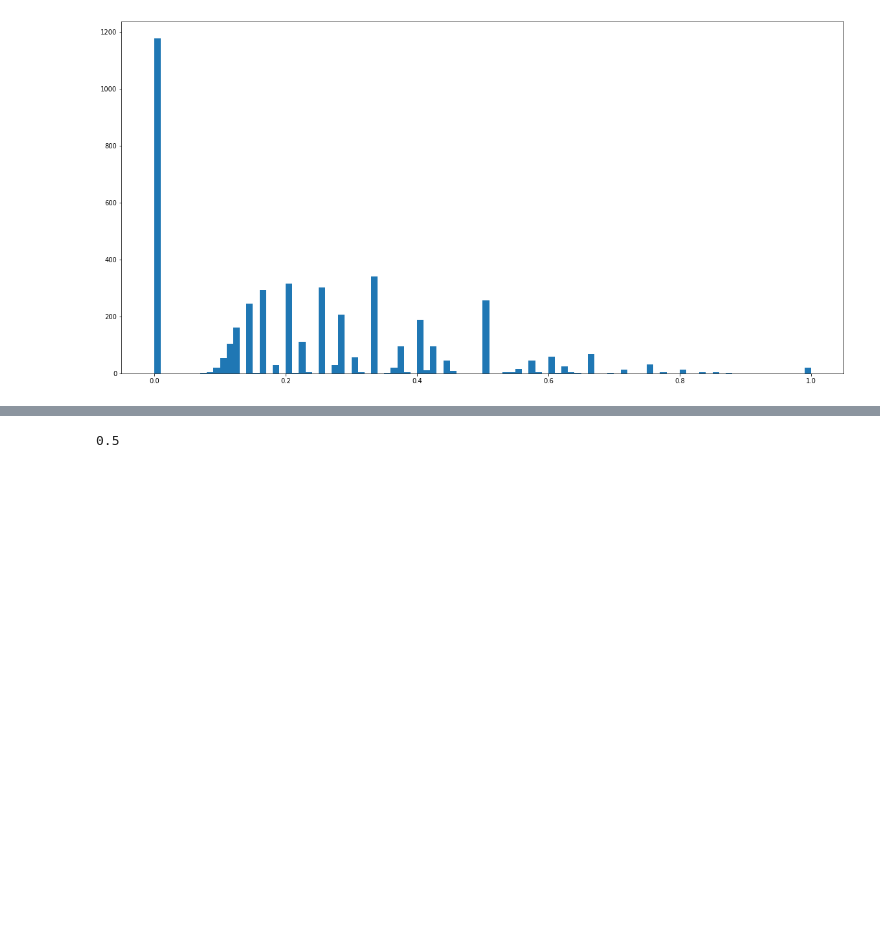
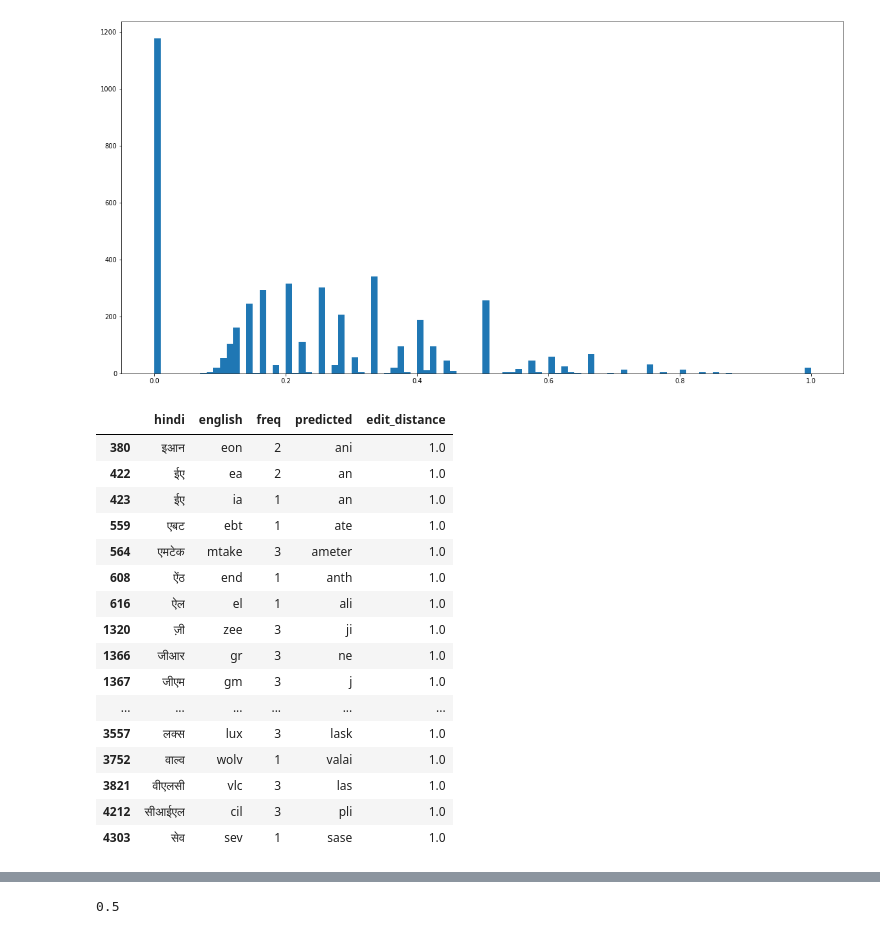
Before and after one commit to rajashekar/colab, a Jupyter notebook: Transliterate_plain.ipynb, the cells around one changed output, grey strips where cells are left out. Cells and saved outputs as stored; diff of their text form; code cells hidden in the pictures; blank space fills up the shorter version.

```diff
--- a/Transliterate_plain.ipynb
+++ b/Transliterate_plain.ipynb
@@ -733,3 +733,23 @@ plt.hist(edit_dist, bins=np.arange(min(edit_dist), max(edit_dist)+0.01, step=0.0
         0.99, 1.  ]),
  <a list of 100 Patch objects>)
 [figure]
+# %%
+dakshina_test_df[dakshina_test_df['edit_distance'] >= 0.9]
+# %% [output]
+|  | hindi | english | freq | predicted | edit_distance |
+| 380 | इआन | eon | 2 | ani | 1.0 |
+| 422 | ईए | ea | 2 | an | 1.0 |
+| 423 | ईए | ia | 1 | an | 1.0 |
+| 559 | एबट | ebt | 1 | ate | 1.0 |
+| 564 | एमटेक | mtake | 3 | ameter | 1.0 |
+| 608 | ऐंठ | end | 1 | anth | 1.0 |
+| 616 | ऐल | el | 1 | ali | 1.0 |
+| 1320 | ज़ी | zee | 3 | ji | 1.0 |
+| 1366 | जीआर | gr | 3 | ne | 1.0 |
+| 1367 | जीएम | gm | 3 | j | 1.0 |
+| ... | ... | ... | ... | ... | ... |
+| 3557 | लक्स | lux | 3 | lask | 1.0 |
+| 3752 | वाल्व | wolv | 1 | valai | 1.0 |
+| 3821 | वीएलसी | vlc | 3 | las | 1.0 |
+| 4212 | सीआईएल | cil | 3 | pli | 1.0 |
+| 4303 | सेव | sev | 1 | sase | 1.0 |
```
Also changed, not shown: parts of 1 cell of this notebook.
